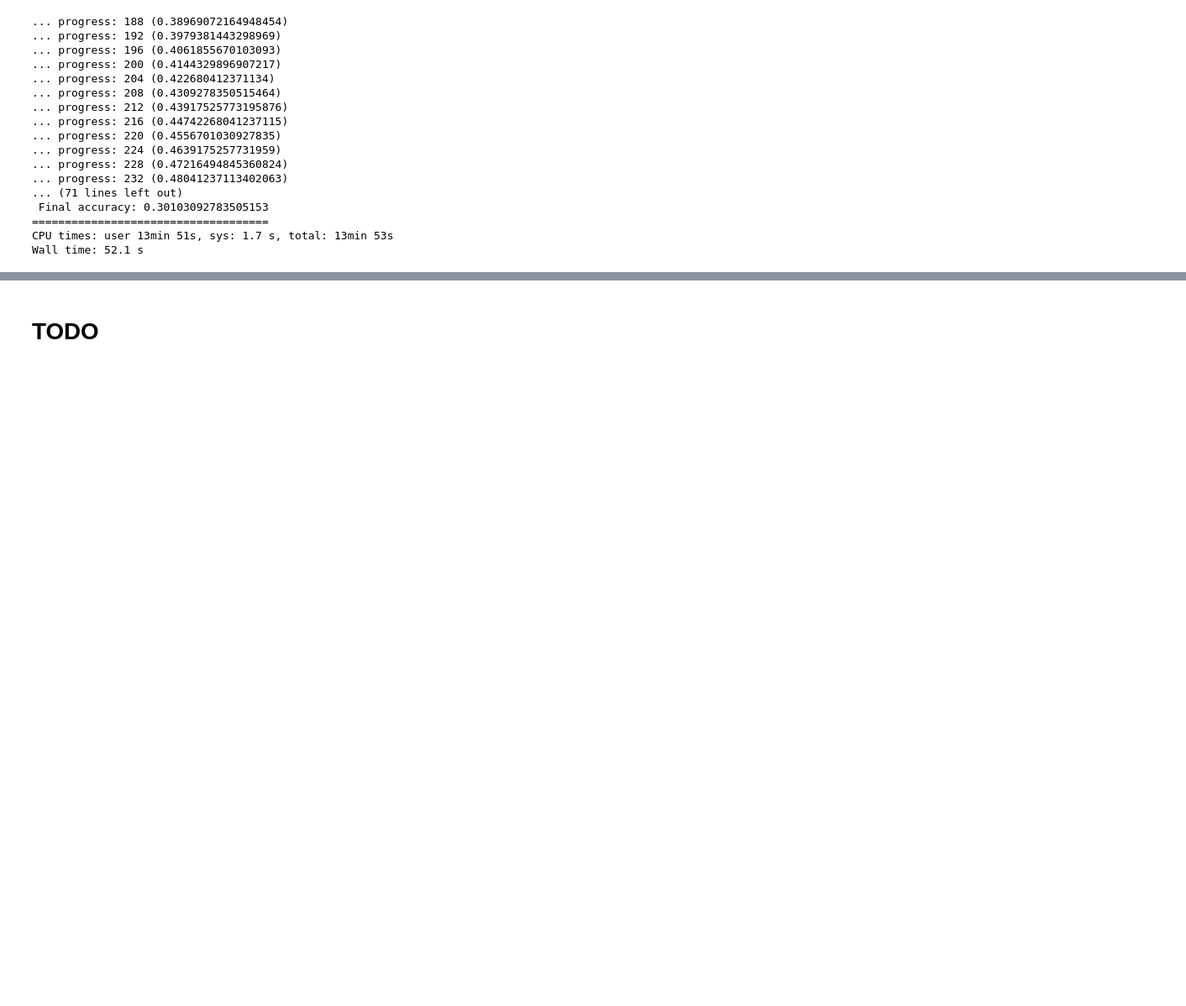
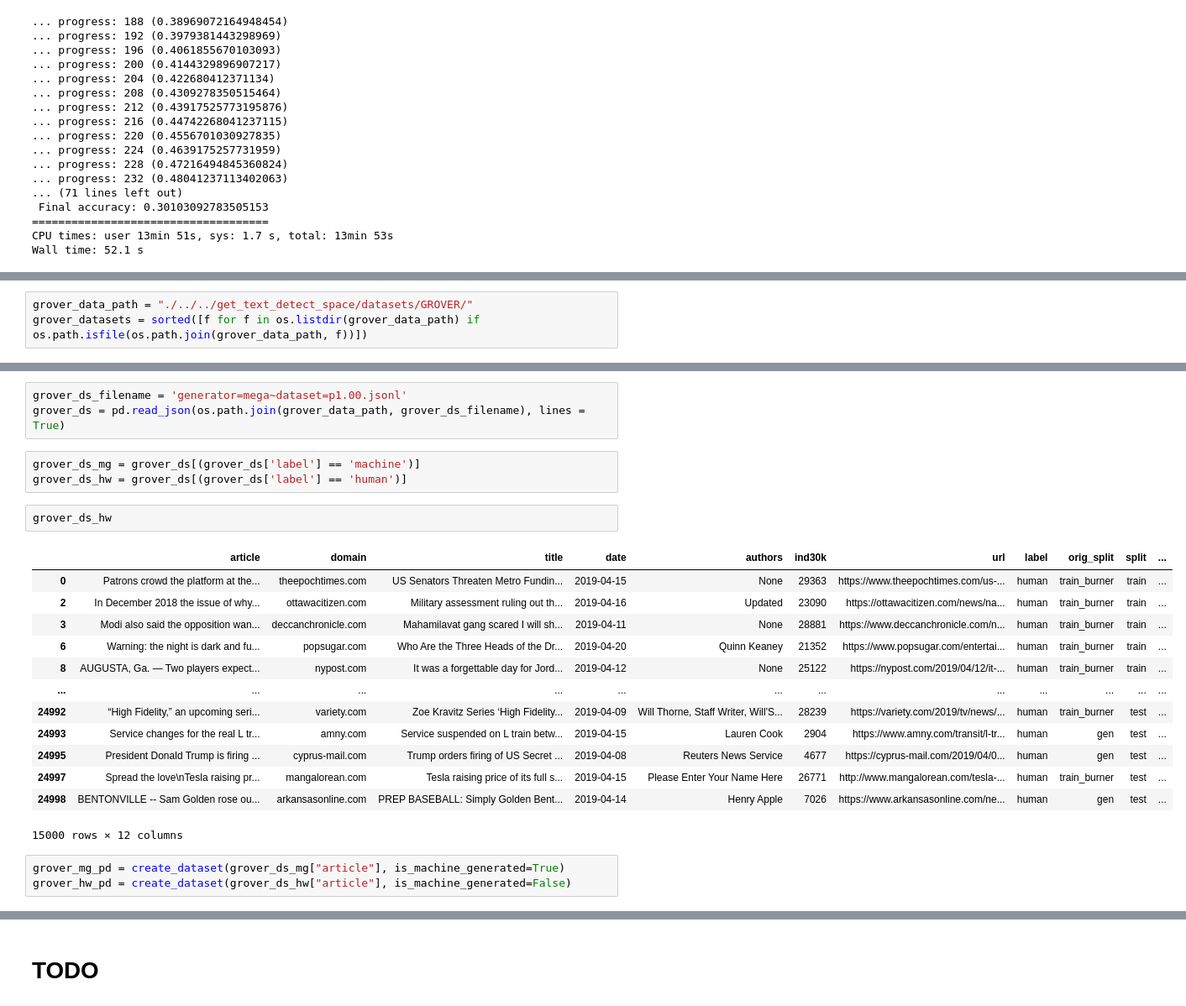
Before and after one commit to bancaditalia/gen-text-detect, a Jupyter notebook: gtc_existing_approaches_solaiman.ipynb, the cells around one changed output, grey strips where cells are left out. Shown at 84% size. Saved outputs shown, nothing was run; the diff lists cells and outputs as text; blank space fills up the shorter version.

Commit message:
Solaiman: run on Grover

```diff
--- a/gtc_existing_approaches_solaiman.ipynb
+++ b/gtc_existing_approaches_solaiman.ipynb
@@ -408,0 +411,3 @@ Wall time: 52.1 s
+# %%
+grover_data_path = "./../../get_text_detect_space/datasets/GROVER/"
+grover_datasets = sorted([f for f in os.listdir(grover_data_path) if os.path.isfile(os.path.join(grover_data_path, f))])
@@ -408,0 +435,25 @@ Wall time: 52.1 s
+# %%
+grover_ds_filename = 'generator=mega~dataset=p1.00.jsonl'
+grover_ds = pd.read_json(os.path.join(grover_data_path, grover_ds_filename), lines = True)
+# %%
+grover_ds_mg = grover_ds[(grover_ds['label'] == 'machine')]
+grover_ds_hw = grover_ds[(grover_ds['label'] == 'human')]
+# %%
+grover_ds_hw
+# %% [output]
+|  | article | domain | title | date | authors | ind30k | url | label | orig_split | split | ... |
+| 0 | Patrons crowd the platform at the... | theepochtimes.com | US Senators Threaten Metro Fundin... | 2019-04-15 | None | 29363 | https://www.theepochtimes.com/us-... | human | train_burner | train | ... |
+| 2 | In December 2018 the issue of why... | ottawacitizen.com | Military assessment ruling out th... | 2019-04-16 | Updated | 23090 | https://ottawacitizen.com/news/na... | human | train_burner | train | ... |
+| 3 | Modi also said the opposition wan... | deccanchronicle.com | Mahamilavat gang scared I will sh... | 2019-04-11 | None | 28881 | https://www.deccanchronicle.com/n... | human | train_burner | train | ... |
+| 6 | Warning: the night is dark and fu... | popsugar.com | Who Are the Three Heads of the Dr... | 2019-04-20 | Quinn Keaney | 21352 | https://www.popsugar.com/entertai... | human | train_burner | train | ... |
+| 8 | AUGUSTA, Ga. — Two players expect... | nypost.com | It was a forgettable day for Jord... | 2019-04-12 | None | 25122 | https://nypost.com/2019/04/12/it-... | human | train_burner | train | ... |
+| ... | ... | ... | ... | ... | ... | ... | ... | ... | ... | ... | ... |
+| 24992 | “High Fidelity,” an upcoming seri... | variety.com | Zoe Kravitz Series ‘High Fidelity... | 2019-04-09 | Will Thorne, Staff Writer, Will'S... | 28239 | https://variety.com/2019/tv/news/... | human | train_burner | test | ... |
+| 24993 | Service changes for the real L tr... | amny.com | Service suspended on L train betw... | 2019-04-15 | Lauren Cook | 2904 | https://www.amny.com/transit/l-tr... | human | gen | test | ... |
+| 24995 | President Donald Trump is firing ... | cyprus-mail.com | Trump orders firing of US Secret ... | 2019-04-08 | Reuters News Service | 4677 | https://cyprus-mail.com/2019/04/0... | human | gen | test | ... |
+| 24997 | Spread the love\nTesla raising pr... | mangalorean.com | Tesla raising price of its full s... | 2019-04-15 | Please Enter Your Name Here | 26771 | http://www.mangalorean.com/tesla-... | human | train_burner | test | ... |
+| 24998 | BENTONVILLE -- Sam Golden rose ou... | arkansasonline.com | PREP BASEBALL: Simply Golden Bent... | 2019-04-14 | Henry Apple | 7026 | https://www.arkansasonline.com/ne... | human | gen | test | ... |
+15000 rows × 12 columns
+# %%
+grover_mg_pd = create_dataset(grover_ds_mg["article"], is_machine_generated=True)
+grover_hw_pd = create_dataset(grover_ds_hw["article"], is_machine_generated=False)
```
Also changed, not shown: parts of 13 cells of this notebook.
